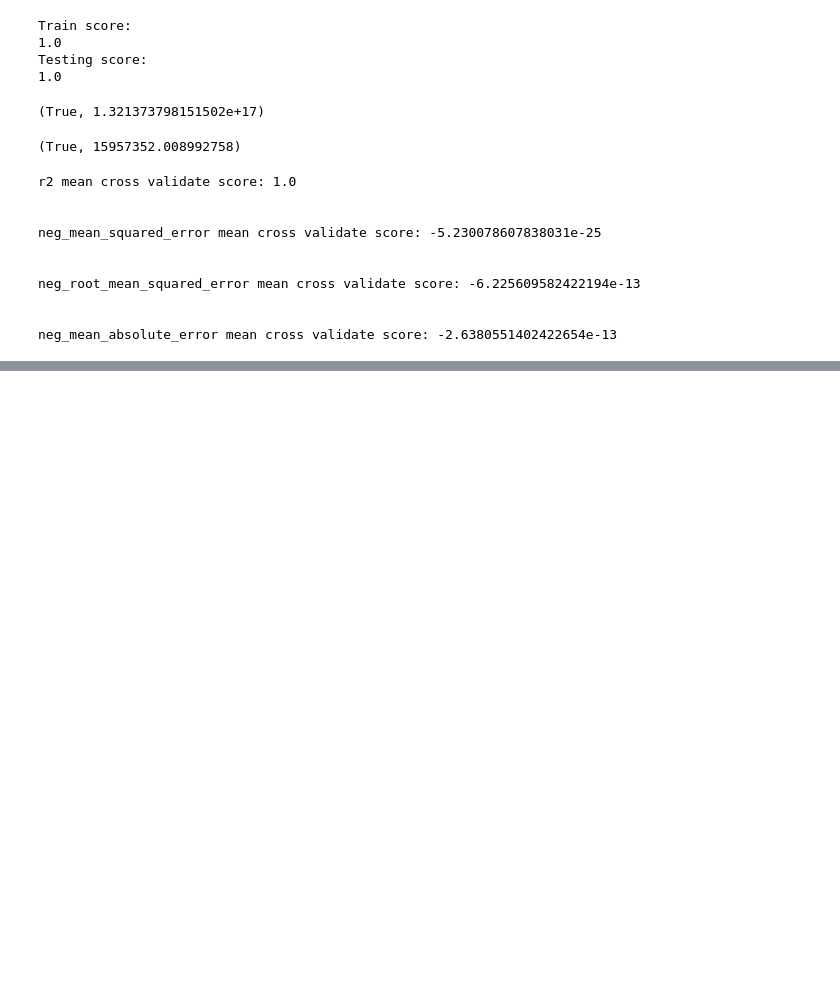
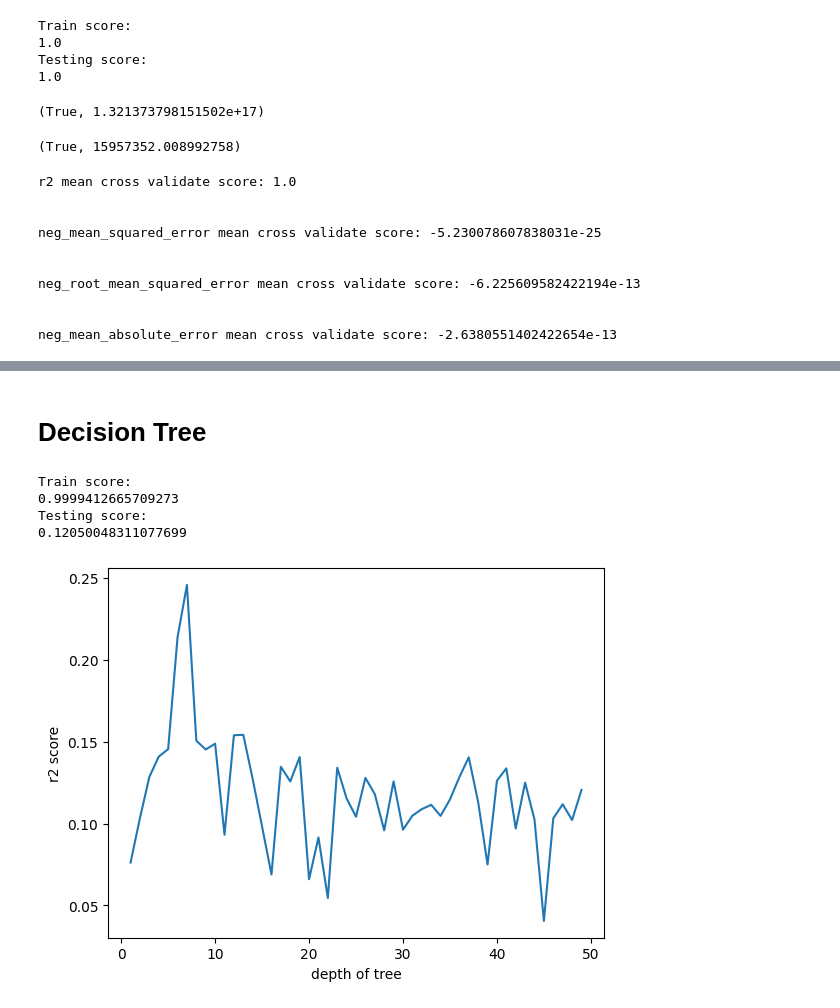
Before and after one commit to 112523chen/CET4973-Fall-Project, a Jupyter notebook: notebook.ipynb, the cells around one changed output, grey strips where cells are left out. Cells and saved outputs as stored; diff of their text form; code cells hidden in the pictures; blank space fills up the shorter version.

```diff
--- a/notebook.ipynb
+++ b/notebook.ipynb
@@ -510,0 +587,35 @@ neg_mean_absolute_error mean cross validate score: -2.6380551402422654e-13
+# %% [markdown]
+# Decision Tree
+# %%
+from sklearn.tree import DecisionTreeRegressor
+X = model_df.drop("price", axis=1).values #features
+y = model_df["price"].values #target
+
+X_train, X_test, y_train, y_test = train_test_split(X, y, test_size=0.2, random_state=42)
+
+regressor = DecisionTreeRegressor(random_state=42, )
+regressor.fit(X_train, y_train)
+
+print("Train score: ")
+print(regressor.score(X_train,y_train))
+print("Testing score: ")
+print(regressor.score(X_test,y_test))
+# %% [output]
+Train score:
+0.9999412665709273
+Testing score:
+0.12050048311077699
+# %%
+ns = np.arange(1,50)
+test_score = []
+for n in ns:
+    regressor = DecisionTreeRegressor(random_state=42, max_depth=n)
+    regressor.fit(X_train, y_train)
+    test_score.append(regressor.score(X_test,y_test))
+
+plt.plot(ns, test_score)
+plt.xlabel('depth of tree')
+plt.ylabel('r2 score')
+plt.show()
+# %% [output]
+[figure, added]
```
Also changed, not shown: parts of 8 cells of this notebook.
